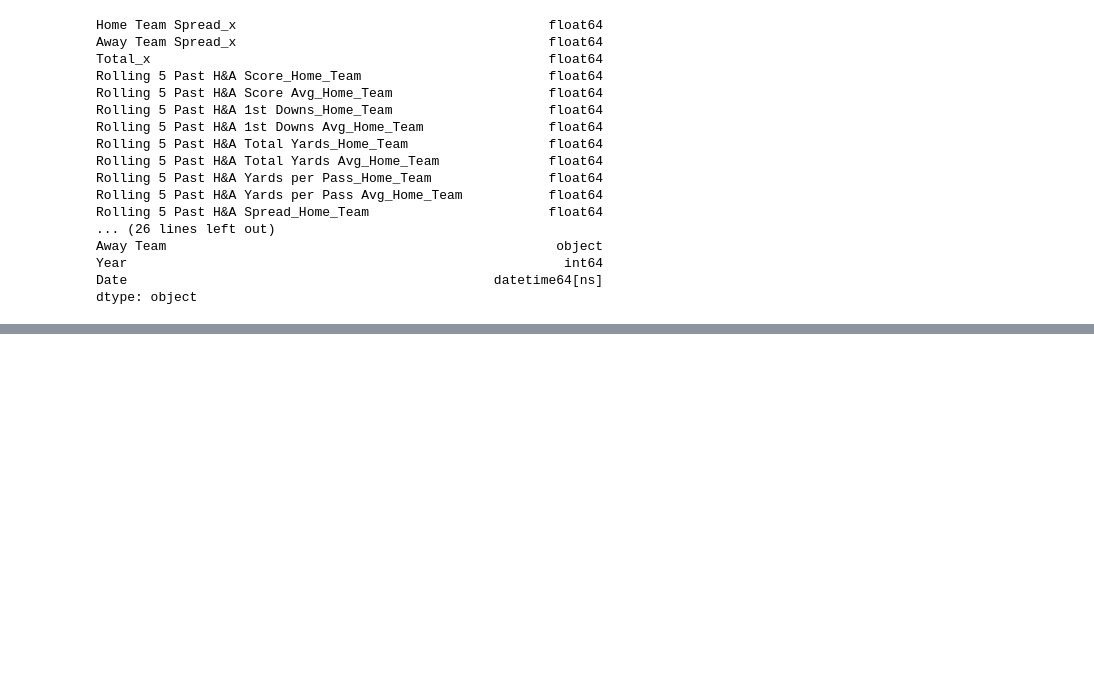
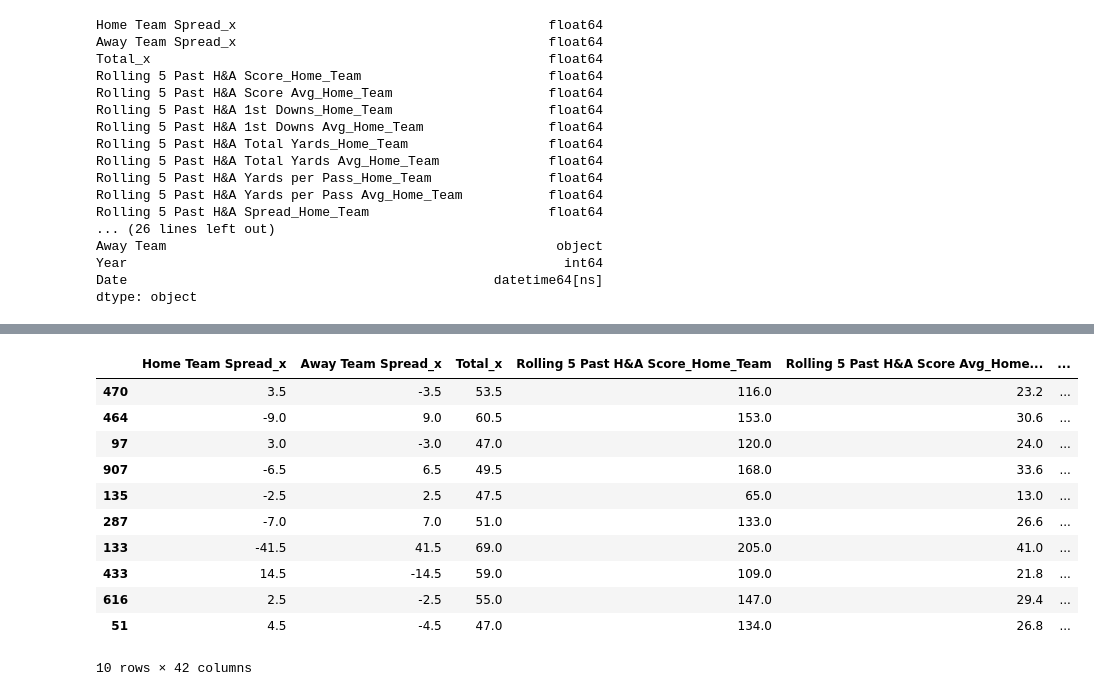
Before and after one commit to MarkClampitt/Springboard, a Jupyter notebook: Capstone2/Capstone2-Pre-Processing-ver3.ipynb, the cells around one changed output, grey strips where cells are left out. Cells and saved outputs as stored; diff of their text form; code cells hidden in the pictures; blank space fills up the shorter version.

```diff
--- a/Capstone2/Capstone2-Pre-Processing-ver3.ipynb
+++ b/Capstone2/Capstone2-Pre-Processing-ver3.ipynb
@@ -380,0 +426,15 @@ Feature: Home Score_x_x
+# %%
+df4.sample(10)
+# %% [output]
+|  | Home Team Spread_x | Away Team Spread_x | Total_x | Rolling 5 Past H&A Score_Home_Team | Rolling 5 Past H&A Score Avg_Home... | ... |
+| 470 | 3.5 | -3.5 | 53.5 | 116.0 | 23.2 | ... |
+| 464 | -9.0 | 9.0 | 60.5 | 153.0 | 30.6 | ... |
+| 97 | 3.0 | -3.0 | 47.0 | 120.0 | 24.0 | ... |
+| 907 | -6.5 | 6.5 | 49.5 | 168.0 | 33.6 | ... |
+| 135 | -2.5 | 2.5 | 47.5 | 65.0 | 13.0 | ... |
+| 287 | -7.0 | 7.0 | 51.0 | 133.0 | 26.6 | ... |
+| 133 | -41.5 | 41.5 | 69.0 | 205.0 | 41.0 | ... |
+| 433 | 14.5 | -14.5 | 59.0 | 109.0 | 21.8 | ... |
+| 616 | 2.5 | -2.5 | 55.0 | 147.0 | 29.4 | ... |
+| 51 | 4.5 | -4.5 | 47.0 | 134.0 | 26.8 | ... |
+10 rows × 42 columns
```
Also changed, not shown: parts of 31 cells of this notebook.
